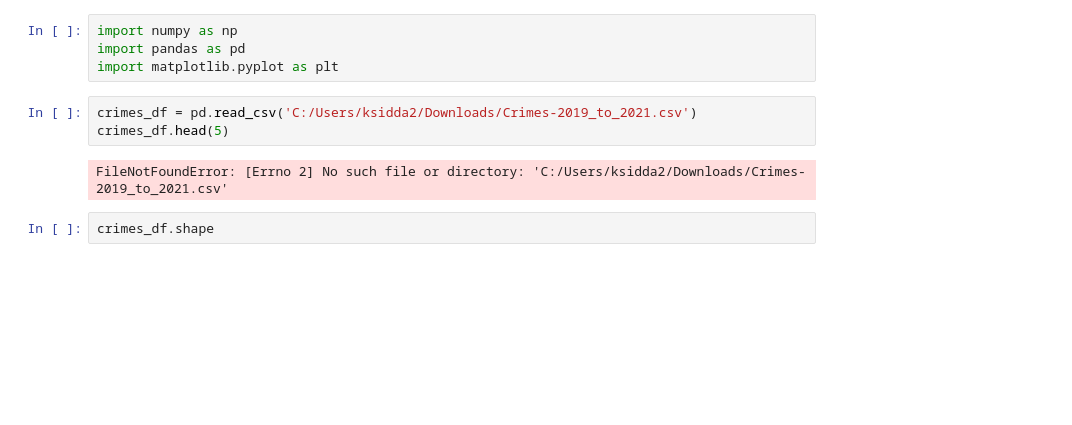
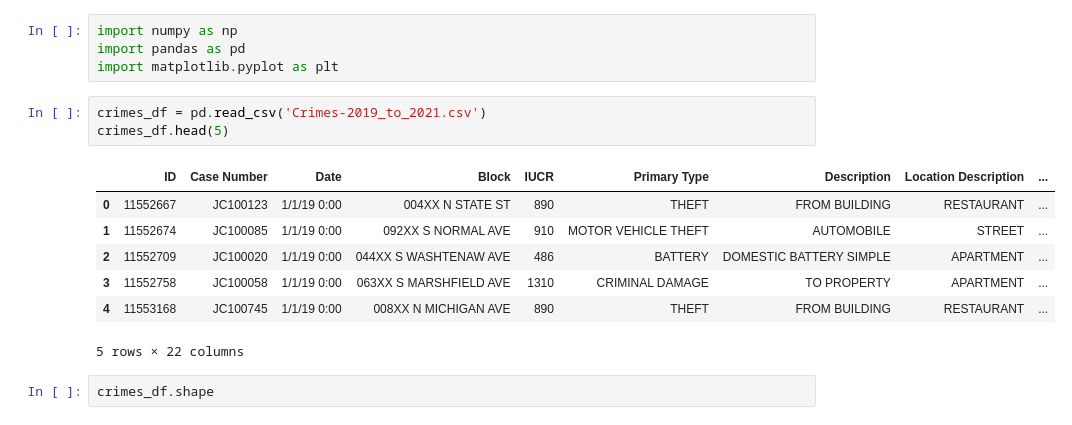
Before and after one commit to CS418/group-project-data-explorers, a Jupyter notebook: crime_prediction_chicago.ipynb, the cells around one changed output. Saved outputs shown, nothing was run; the diff lists cells and outputs as text; blank space fills up the shorter version.

Commit message:
fix: error in running

```diff
--- a/crime_prediction_chicago.ipynb
+++ b/crime_prediction_chicago.ipynb
@@ -34,10 +23,16 @@ import numpy as np
 import pandas as pd
 import matplotlib.pyplot as plt
 # %%
-crimes_df = pd.read_csv('C:/Users/ksidda2/Downloads/Crimes-2019_to_2021.csv')
+crimes_df = pd.read_csv('Crimes-2019_to_2021.csv')
 crimes_df.head(5)
 # %% [output]
+|  | ID | Case Number | Date | Block | IUCR | Primary Type | Description | Location Description | ... |
+| 0 | 11552667 | JC100123 | 1/1/19 0:00 | 004XX N STATE ST | 890 | THEFT | FROM BUILDING | RESTAURANT | ... |
+| 1 | 11552674 | JC100085 | 1/1/19 0:00 | 092XX S NORMAL AVE | 910 | MOTOR VEHICLE THEFT | AUTOMOBILE | STREET | ... |
+| 2 | 11552709 | JC100020 | 1/1/19 0:00 | 044XX S WASHTENAW AVE | 486 | BATTERY | DOMESTIC BATTERY SIMPLE | APARTMENT | ... |
+| 3 | 11552758 | JC100058 | 1/1/19 0:00 | 063XX S MARSHFIELD AVE | 1310 | CRIMINAL DAMAGE | TO PROPERTY | APARTMENT | ... |
+| 4 | 11553168 | JC100745 | 1/1/19 0:00 | 008XX N MICHIGAN AVE | 890 | THEFT | FROM BUILDING | RESTAURANT | ... |
-FileNotFoundError: [Errno 2] No such file or directory: 'C:/Users/ksidda2/Downloads/Crimes-2019_to_2021.csv'
+5 rows × 22 columns
 # %%
 crimes_df.shape
 # %% [output]
```
Also changed, not shown: parts of 9 cells of this notebook.
